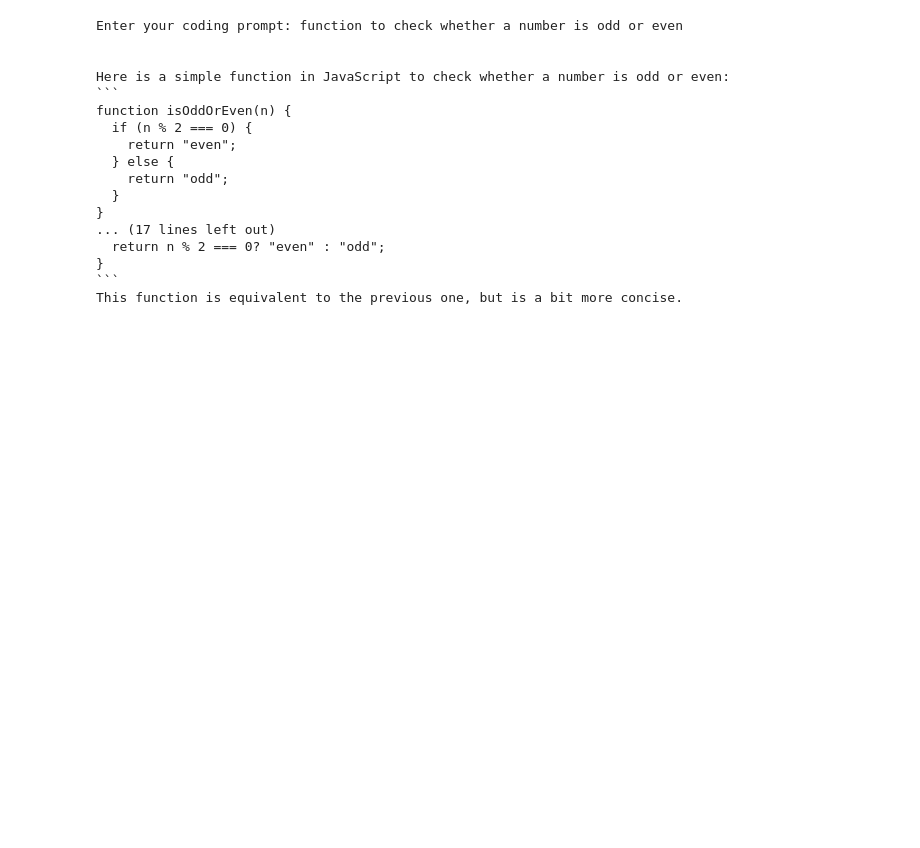
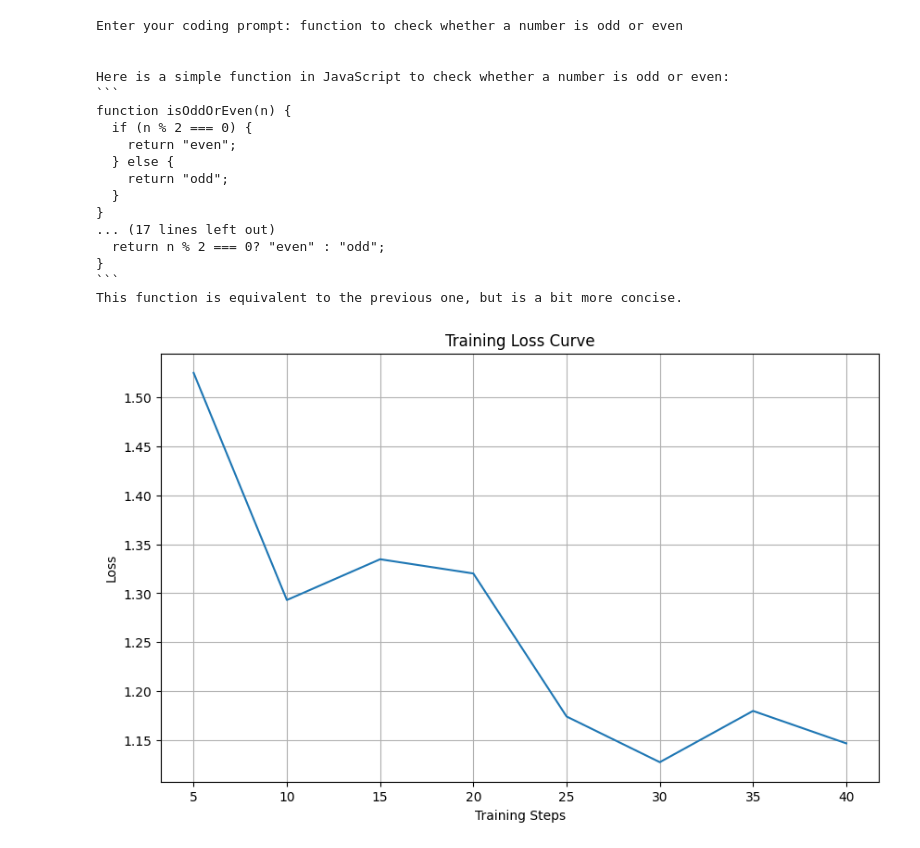
Before and after one commit to meutsabdahal/llama3-finetune-8B-instruct, a Jupyter notebook: llama3_finetune_8B_instruct.ipynb, the cells around one changed output. Saved outputs shown, nothing was run; the diff lists cells and outputs as text; code cells hidden in the pictures; blank space fills up the shorter version.

Commit message:
add training loss plotting with Matplotlib from Trainer log history

````diff
--- a/llama3_finetune_8B_instruct.ipynb
+++ b/llama3_finetune_8B_instruct.ipynb
@@ -177,3 +177,26 @@ function isOddOrEven(n) {
 }
 ```
 This function is equivalent to the previous one, but is a bit more concise.
+# %%
+import pandas as pd
+import matplotlib.pyplot as plt
+
+# access the training logs
+log_history = trainer.state.log_history
+
+# convert the logs to a pandas DataFrame
+df = pd.DataFrame(log_history)
+
+# filter for training loss entries (excluding evaluation steps if any)
+training_logs = df[df['loss'].notna()].copy()
+
+# plot the training loss
+plt.figure(figsize=(10, 6))
+plt.plot(training_logs['step'], training_logs['loss'])
+plt.title("Training Loss Curve")
+plt.xlabel("Training Steps")
+plt.ylabel("Loss")
+plt.grid(True)
+plt.show()
+# %% [output]
+[figure, added]
````
